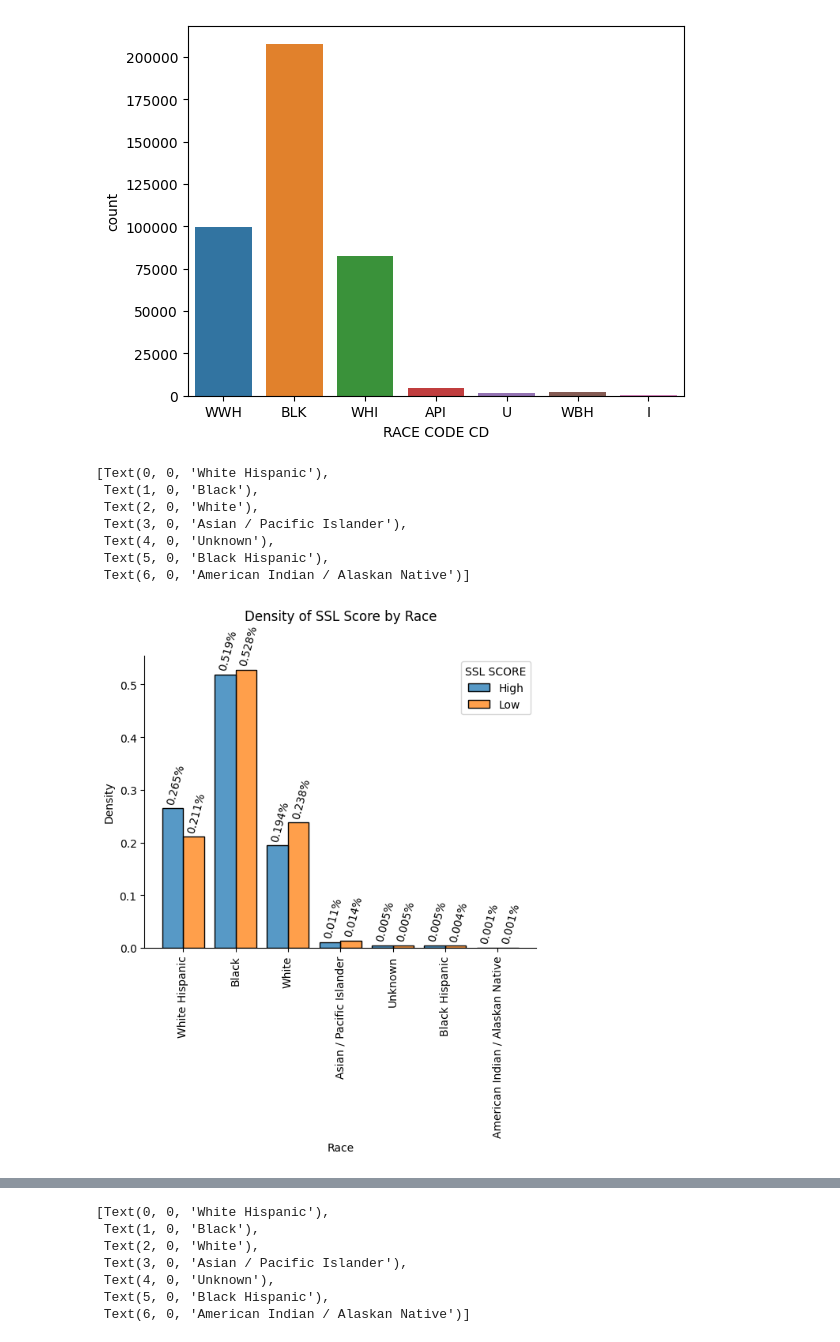
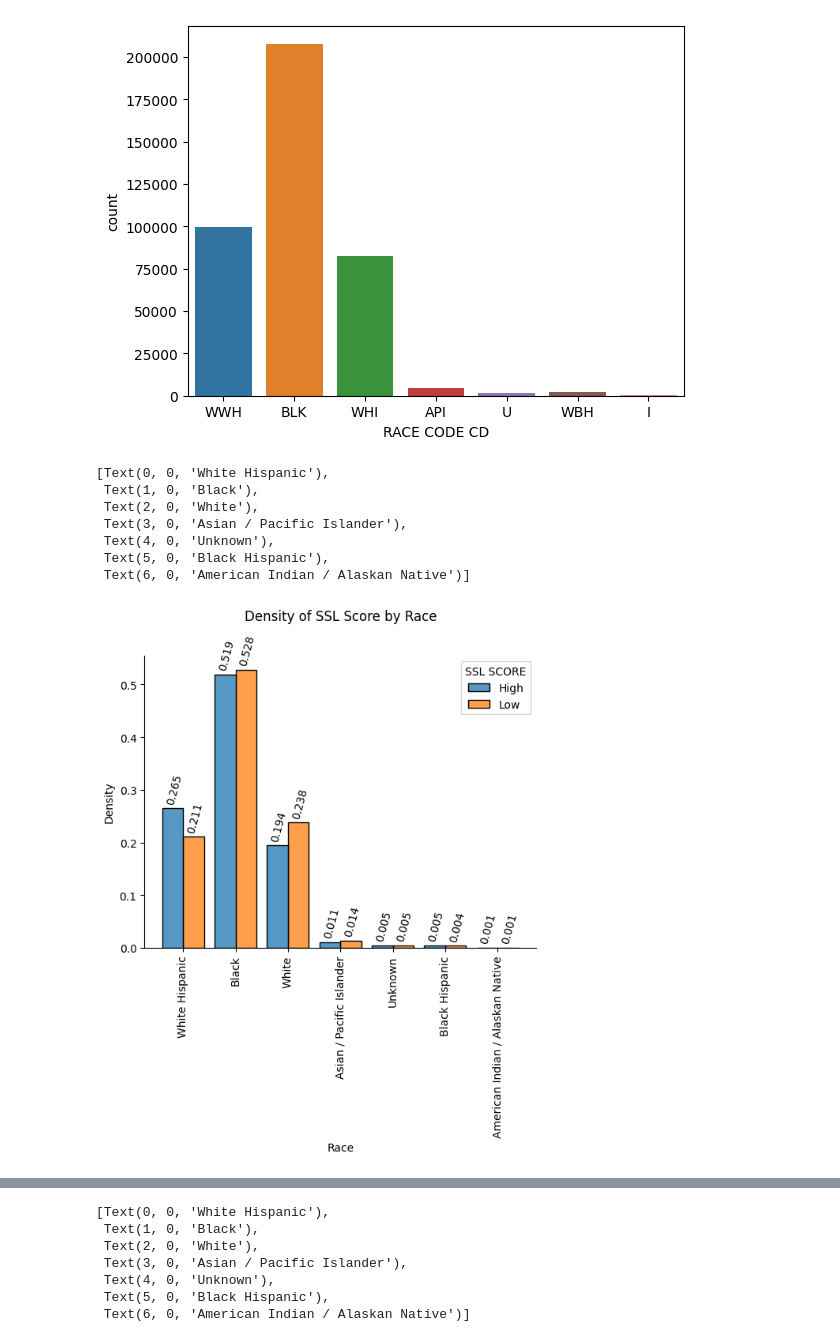
Before and after one commit to avasdowney/predictive_policing_thesis, a Jupyter notebook: exploratory/exploratory.ipynb, the cells around one changed output, grey strips where cells are left out. Drawn from its saved outputs; the diff is of its cells as text; code cells hidden in the pictures.

```diff
--- a/exploratory/exploratory.ipynb
+++ b/exploratory/exploratory.ipynb
@@ -8,7 +8,7 @@ import matplotlib.pyplot as plt
 np.random.seed(1)
 # %%
 # read data
-df = pd.read_csv('data/Strategic_Subject_List_-_Historical.csv')
+df = pd.read_csv('../data/Strategic_Subject_List_-_Historical.csv')
 df.head()
 # %% [output]
 |  | SSL SCORE | PREDICTOR RAT AGE AT LATEST ARREST | PREDICTOR RAT VICTIM SHOOTING INC... | PREDICTOR RAT VICTIM BATTERY OR A... | PREDICTOR RAT ARRESTS VIOLENT OFF... | ... |
@@ -77,20 +77,20 @@ plt.show()
 # %%
 ax = sns.histplot(x = df['RACE CODE CD'], hue=df['SSL SCORE'], multiple="dodge", stat='density', shrink=0.8, common_norm=False)
 ax.spines["top"].set_visible(False), ax.spines["right"].set_visible(False)
 for p in ax.patches:
-    ax.annotate('{:.3f}%'.format(p.get_height()), (p.get_x()+.05, p.get_height()+0.01), rotation = 75)
+    ax.annotate('{:.3f}'.format(p.get_height()), (p.get_x()+.05, p.get_height()+0.01), rotation = 75)
 ax.set_xlabel('Race')
 ax.set_title('Density of SSL Score by Race', y=1.10)
 ax.set_xticklabels(['White Hispanic', 'Black', 'White', 'Asian / Pacific Islander', 'Unknown', 'Black Hispanic', 'American Indian / Alaskan Native'], rotation = 90)
 # %% [output]
 [Text(0, 0, 'White Hispanic'),
  Text(1, 0, 'Black'),
  Text(2, 0, 'White'),
  Text(3, 0, 'Asian / Pacific Islander'),
  Text(4, 0, 'Unknown'),
  Text(5, 0, 'Black Hispanic'),
  Text(6, 0, 'American Indian / Alaskan Native')]
-[figure, old version]
+[figure, new version]
 # %%
 ax = sns.histplot(x = df['SEX CODE CD'], hue=df['SSL SCORE'], multiple="dodge", stat='density', shrink=0.8, common_norm=False)
 ax.spines["top"].set_visible(False), ax.spines["right"].set_visible(False)
```
Also changed, not shown: parts of 4 cells of this notebook, 13 other files.
